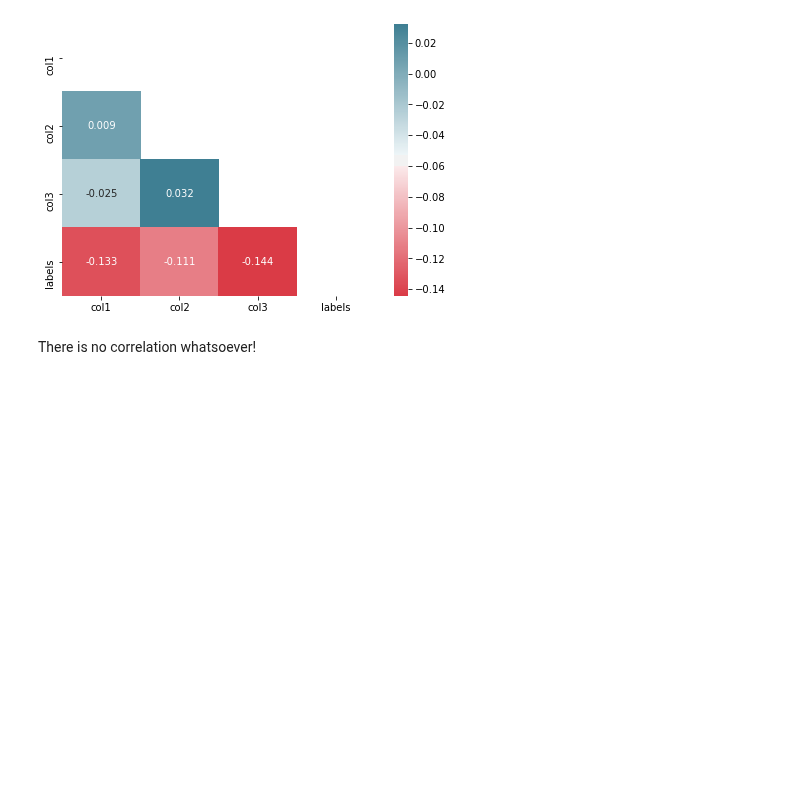
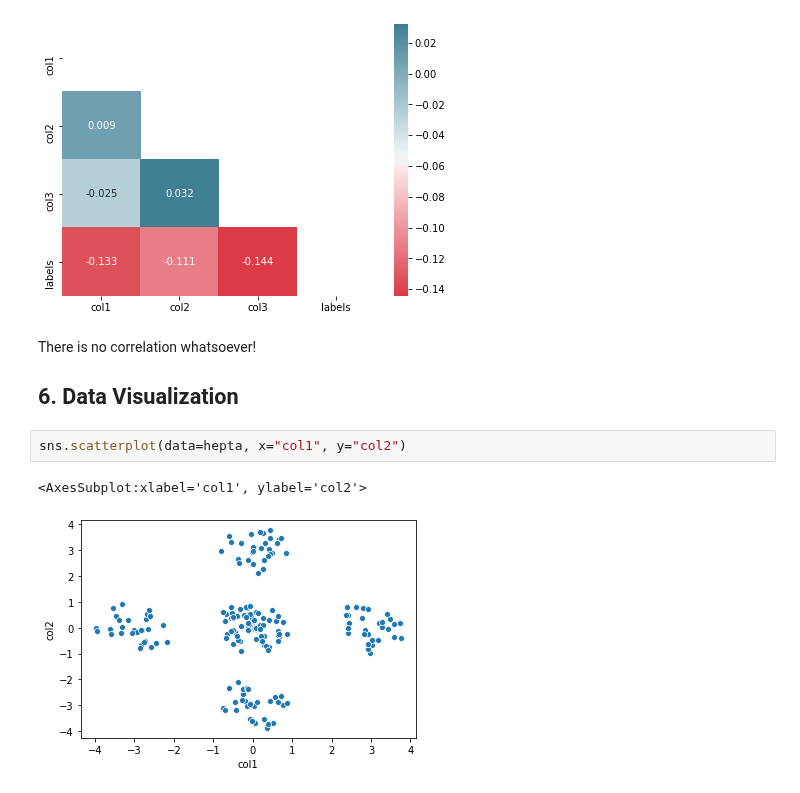
Before and after one commit to harera3/ML_Portfolio, a Jupyter notebook: 27_Hepta_Data_Exploration.ipynb, the cells around one changed output. Saved outputs shown, nothing was run; the diff lists cells and outputs as text; blank space fills up the shorter version.

Commit message:
6. visualization

```diff
--- a/27_Hepta_Data_Exploration.ipynb
+++ b/27_Hepta_Data_Exploration.ipynb
@@ -106,3 +106,9 @@ sns.heatmap(corr_mx, mask=mask, cmap=color, annot=True,
 [figure]
 # %% [markdown]
 There is no correlation whatsoever!
+## 6. Data Visualization
+# %%
+sns.scatterplot(data=hepta, x="col1", y="col2")
+# %% [output]
+<AxesSubplot:xlabel='col1', ylabel='col2'>
+[figure, added]
```
Also changed, not shown: parts of 3 cells of this notebook.
